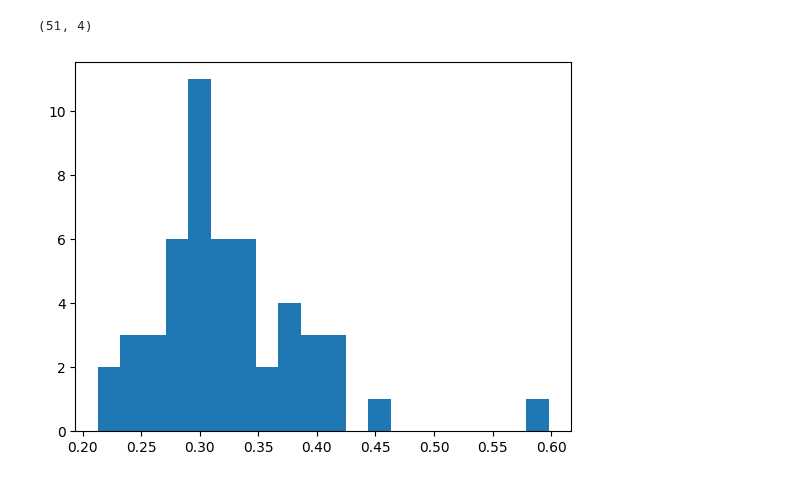
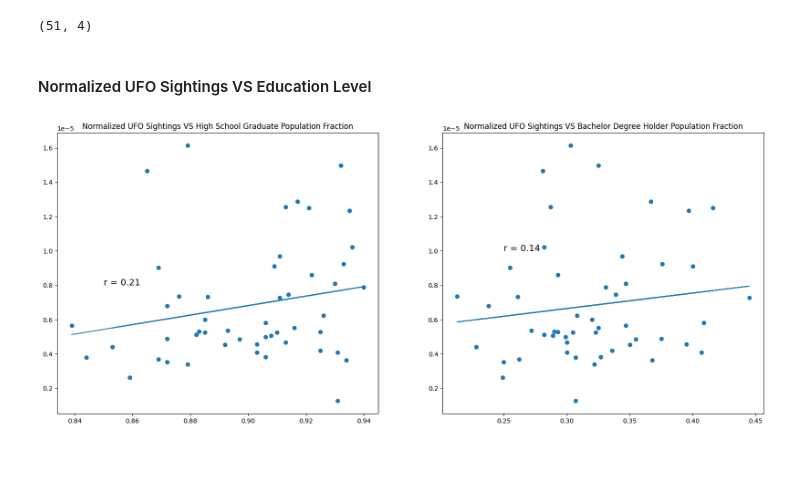
Before and after one commit to codycosta/ENGR201, a Jupyter notebook: weeks-9-10-final-project/project.ipynb, the cells around one changed output. Drawn from its saved outputs; the diff is of its cells as text; code cells hidden in the pictures.

```diff
--- a/weeks-9-10-final-project/project.ipynb
+++ b/weeks-9-10-final-project/project.ipynb
@@ -384,8 +337,46 @@ education_data.head()
 education_data.shape
 # %% [output]
 (51, 4)
-# %%
-plt.hist(education_data['Bachelors or Higher'], bins=20)
-plt.show()
-# %% [output]
-[figure, removed]
+# %% [markdown]
+#### Normalized UFO Sightings VS Education Level
+# %%
+# data for plots
+
+bachelors = np.array([])
+high_school = np.array([])
+
+for idx, state in enumerate(pop['State Abbreviation']):
+    row = education_data['State Abbreviation'] == state
+    bachelors = np.append(bachelors, education_data[row]['Bachelors or Higher'])
+    high_school = np.append(high_school, education_data[row]['High School or Higher'])
+
+
+# plots
+
+fit, ax = plt.subplots(1, 2, figsize=[20, 8])
+ax[0].scatter(high_school, normalized_ufo_sightings)
+ax[0].set_title('Normalized UFO Sightings VS High School Graduate Population Fraction')
+
+ax[1].scatter(bachelors, normalized_ufo_sightings)
+ax[1].set_title('Normalized UFO Sightings VS Bachelor Degree Holder Population Fraction')
+
+# plt.hist(education_data['Bachelors or Higher'], bins=18)
+
+
+# linear regression (8, 9)
+
+m8, b8 = np.polyfit(high_school, normalized_ufo_sightings, 1)
+m9, b9 = np.polyfit(bachelors, normalized_ufo_sightings, 1)
+
+r8 = stats.pearsonr(high_school, normalized_ufo_sightings)[0]
+r9 = stats.pearsonr(bachelors, normalized_ufo_sightings)[0]
+
+ax[0].plot(high_school, m8 * high_school + b8)
+ax[0].text(0.85, 0.8e-5, f'r = {np.round(r8, 2)}', fontsize=14)
+
+ax[1].plot(bachelors, m9 * bachelors + b9)
+ax[1].text(0.25, 1e-5, f'r = {np.round(r9, 2)}', fontsize=14)
+
+plt.show()
+# %% [output]
+[figure, added]
```
Also changed, not shown: parts of 22 cells of this notebook.
